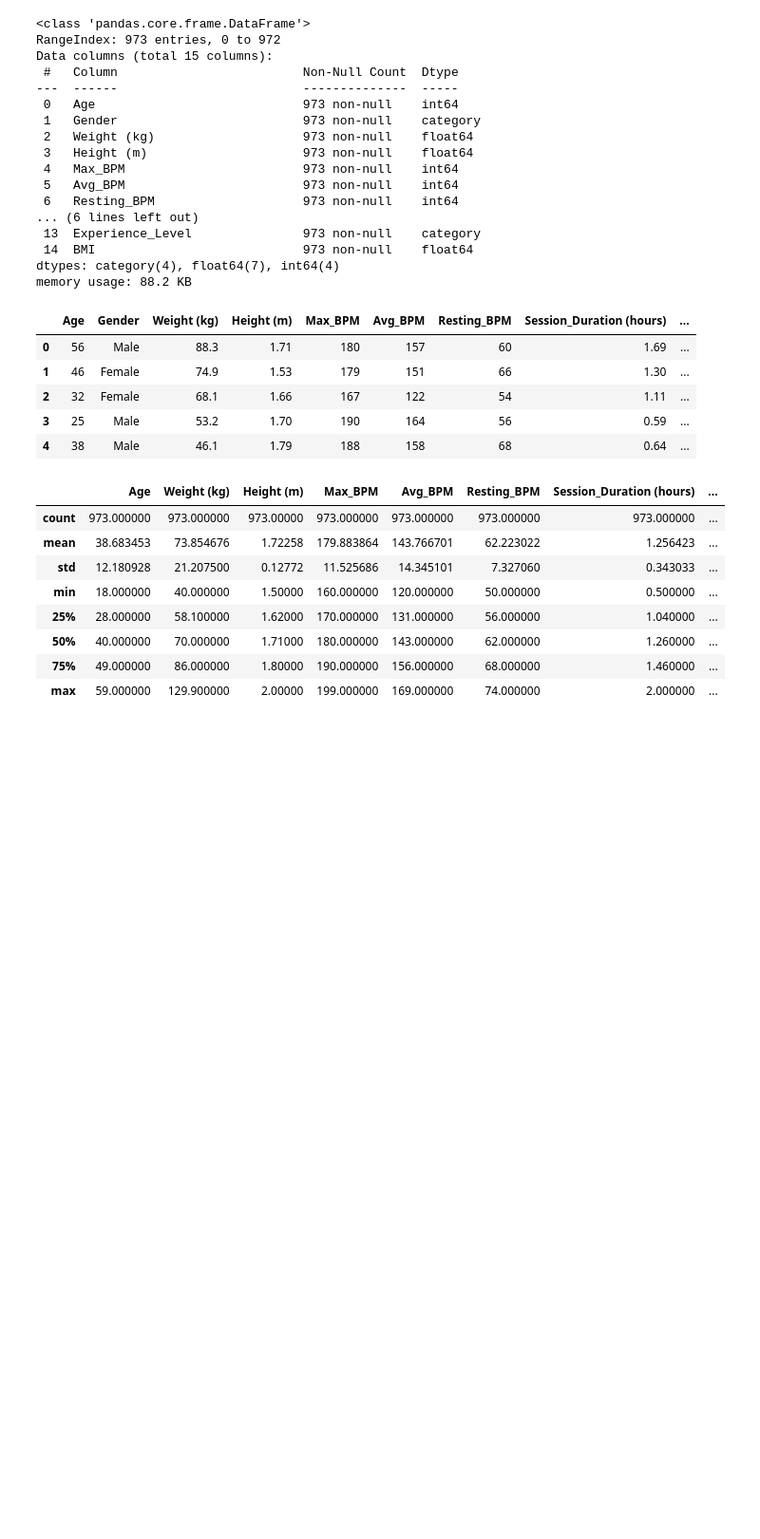
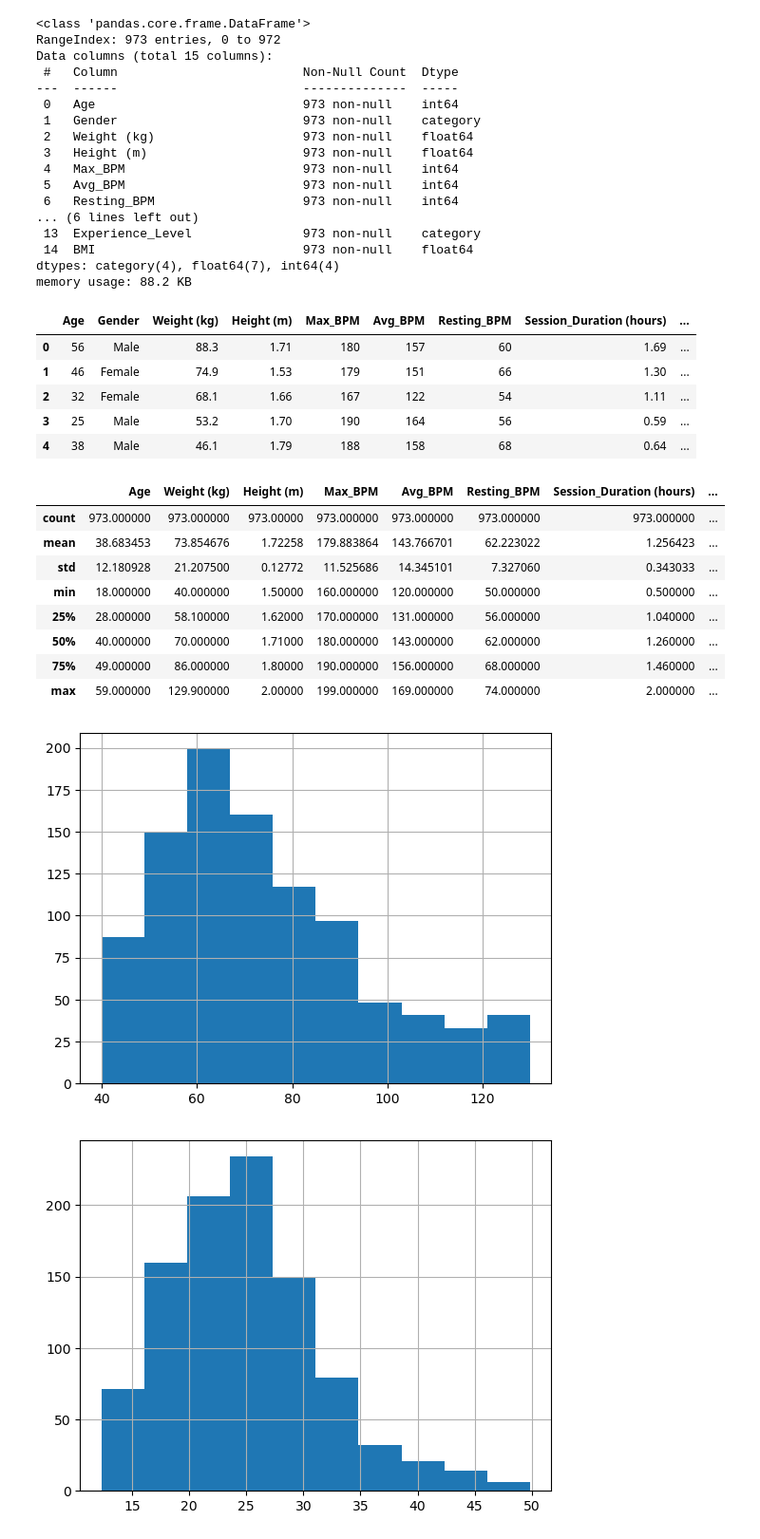
Before and after one commit to Anhquannnnnn/Machine-Learning, a Jupyter notebook: Python.ipynb, the cells around one changed output. Shown: that part at 95% size. Drawn from its saved outputs; the diff is of its cells as text; code cells hidden in the pictures; blank space fills up the shorter version.

```diff
--- a/Python.ipynb
+++ b/Python.ipynb
@@ -143,3 +143,15 @@ data.describe()
 | 50% | 40.000000 | 70.000000 | 1.71000 | 180.000000 | 143.000000 | 62.000000 | 1.260000 | ... |
 | 75% | 49.000000 | 86.000000 | 1.80000 | 190.000000 | 156.000000 | 68.000000 | 1.460000 | ... |
 | max | 59.000000 | 129.900000 | 2.00000 | 199.000000 | 169.000000 | 74.000000 | 2.000000 | ... |
+# %%
+data["Weight (kg)"].hist()
+plt.show()
+data["BMI"].hist()
+plt.show()
+data["Calories_Burned"].hist()
+plt.show()
+data["Fat_Percentage"].hist()
+plt.show()
+# %% [output]
+[figure, added]
+[figure, added]
```
Also changed, not shown: parts of 19 cells of this notebook.
